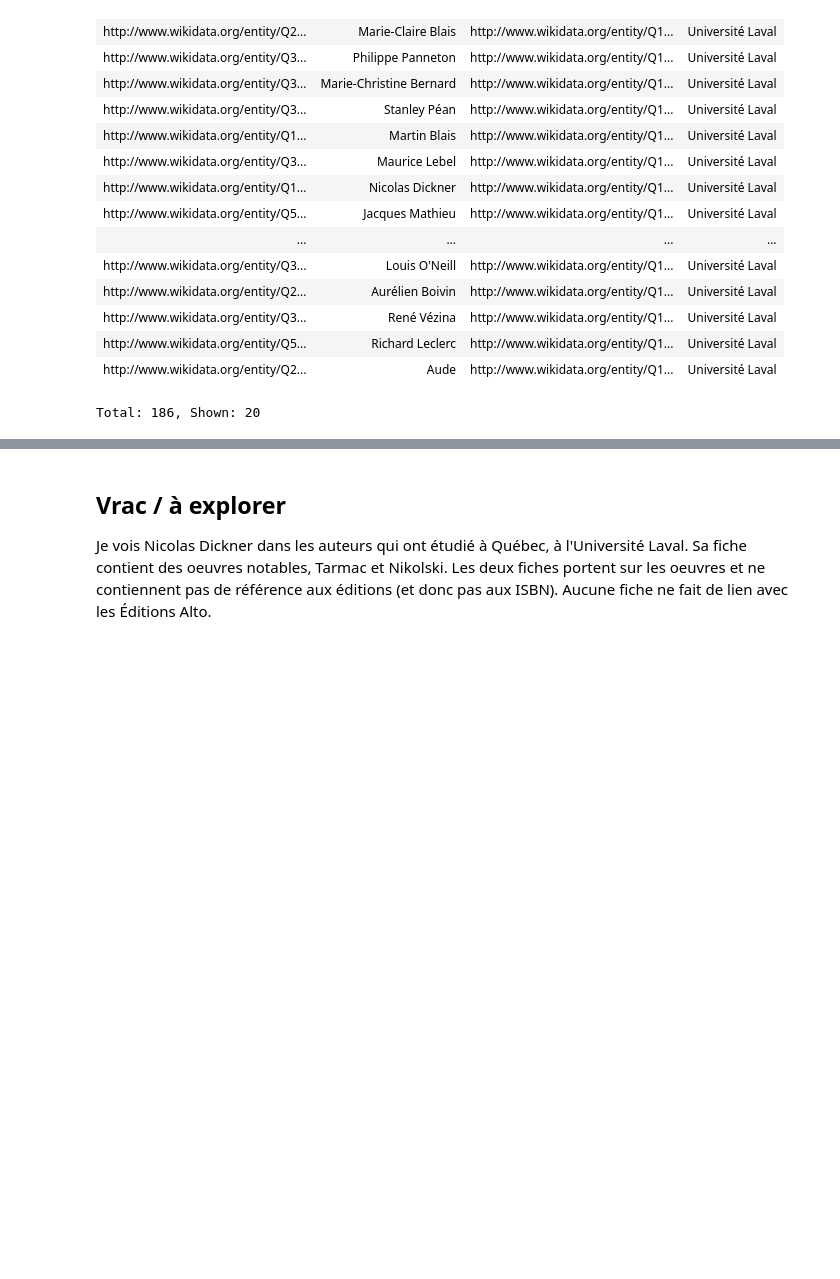
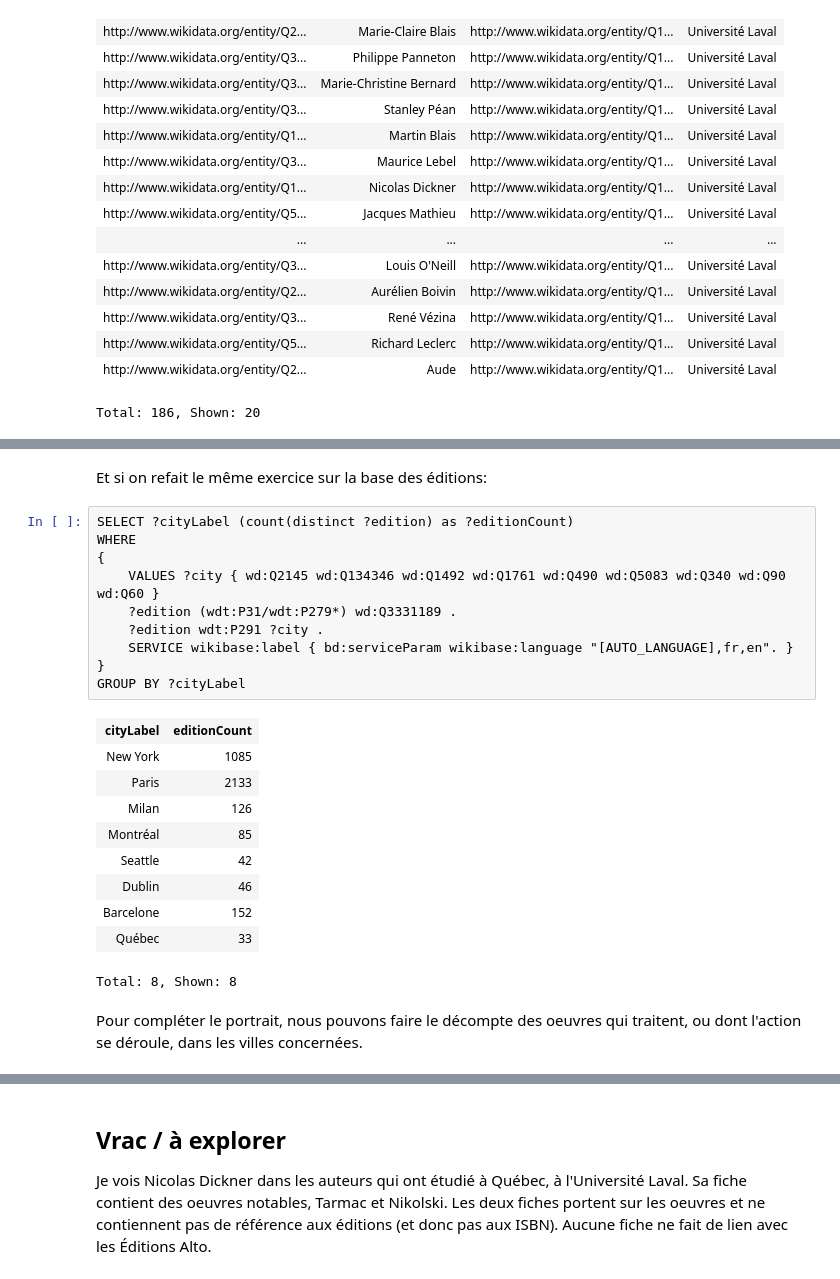
Before and after one commit to Projet-TAMIS/explo_wikidata, a Jupyter notebook: Wikidata et Québec.ipynb, the cells around one changed output, grey strips where cells are left out. Saved outputs shown, nothing was run; the diff lists cells and outputs as text; blank space fills up the shorter version.

```diff
--- a/Wikidata et Québec.ipynb
+++ b/Wikidata et Québec.ipynb
@@ -303,0 +459,25 @@ Total: 186, Shown: 20
+# %% [markdown]
+Et si on refait le même exercice sur la base des éditions:
+# %%
+SELECT ?cityLabel (count(distinct ?edition) as ?editionCount)
+WHERE
+{
+    VALUES ?city { wd:Q2145 wd:Q134346 wd:Q1492 wd:Q1761 wd:Q490 wd:Q5083 wd:Q340 wd:Q90 wd:Q60 }
+    ?edition (wdt:P31/wdt:P279*) wd:Q3331189 .
+    ?edition wdt:P291 ?city .
+    SERVICE wikibase:label { bd:serviceParam wikibase:language "[AUTO_LANGUAGE],fr,en". }
+}
+GROUP BY ?cityLabel
+# %% [output]
+| cityLabel | editionCount |
+| New York | 1085 |
+| Paris | 2133 |
+| Milan | 126 |
+| Montréal | 85 |
+| Seattle | 42 |
+| Dublin | 46 |
+| Barcelone | 152 |
+| Québec | 33 |
+Total: 8, Shown: 8
+# %% [markdown]
+Pour compléter le portrait, nous pouvons faire le décompte des oeuvres qui traitent, ou dont l'action se déroule, dans les villes concernées.
```
Also changed, not shown: parts of 31 cells of this notebook.
